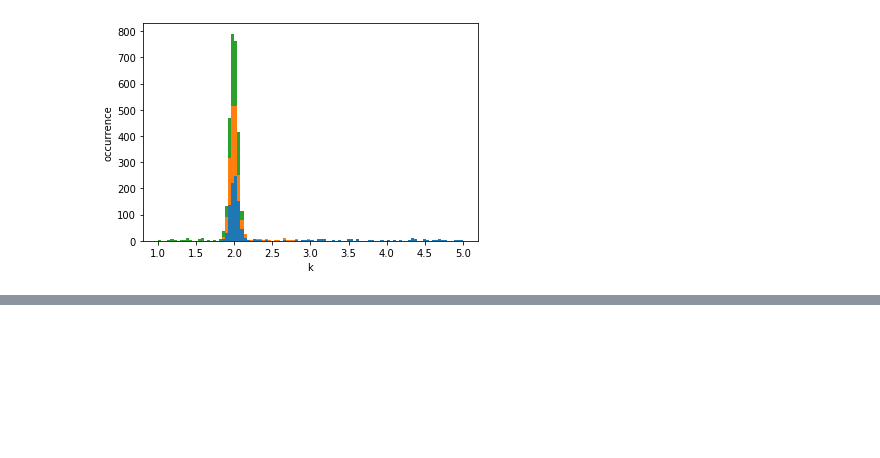
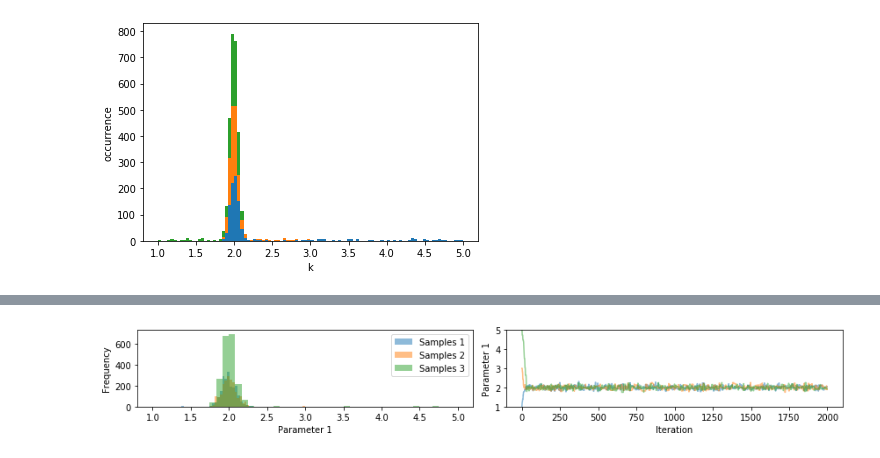
Before and after one commit to simonmarchant/pkpd-practice, a Jupyter notebook: Bayesian sampling.ipynb, the cells around one changed output, grey strips where cells are left out. Drawn from its saved outputs; the diff is of its cells as text; code cells hidden in the pictures; blank space fills up the shorter version.

```diff
--- a/Bayesian sampling.ipynb
+++ b/Bayesian sampling.ipynb
@@ -286,0 +317,15 @@ plt.show()
+# %%
+# Next, sampling.
+log_likelihood = pints.GaussianKnownSigmaLogLikelihood(problem, sigma=0.05)
+startpoints = [[1],[3],[5]]
+mcmc = pints.MCMCController(log_likelihood, 3, startpoints, method=pints.HaarioBardenetACMC)
+mcmc.set_max_iterations(2000)
+mcmc.set_log_to_screen(False)
+samples = mcmc.run()
+# %%
+# Use a diagnostic plot to check if the chains have converged
+import pints.plot
+pints.plot.trace(samples)
+plt.show()
+# %% [output]
+[figure, added]
```
Also changed, not shown: parts of 4 cells of this notebook, 1 other file.
